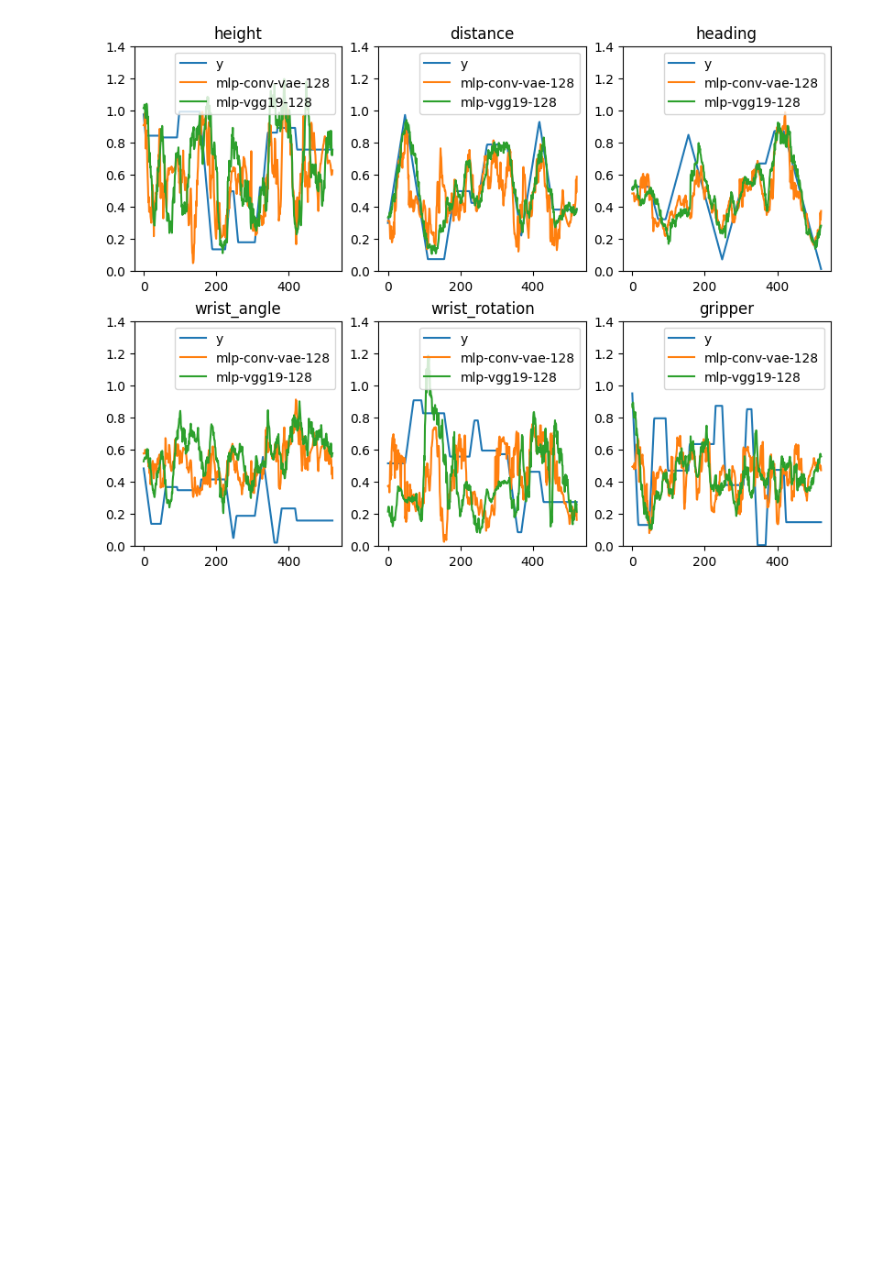
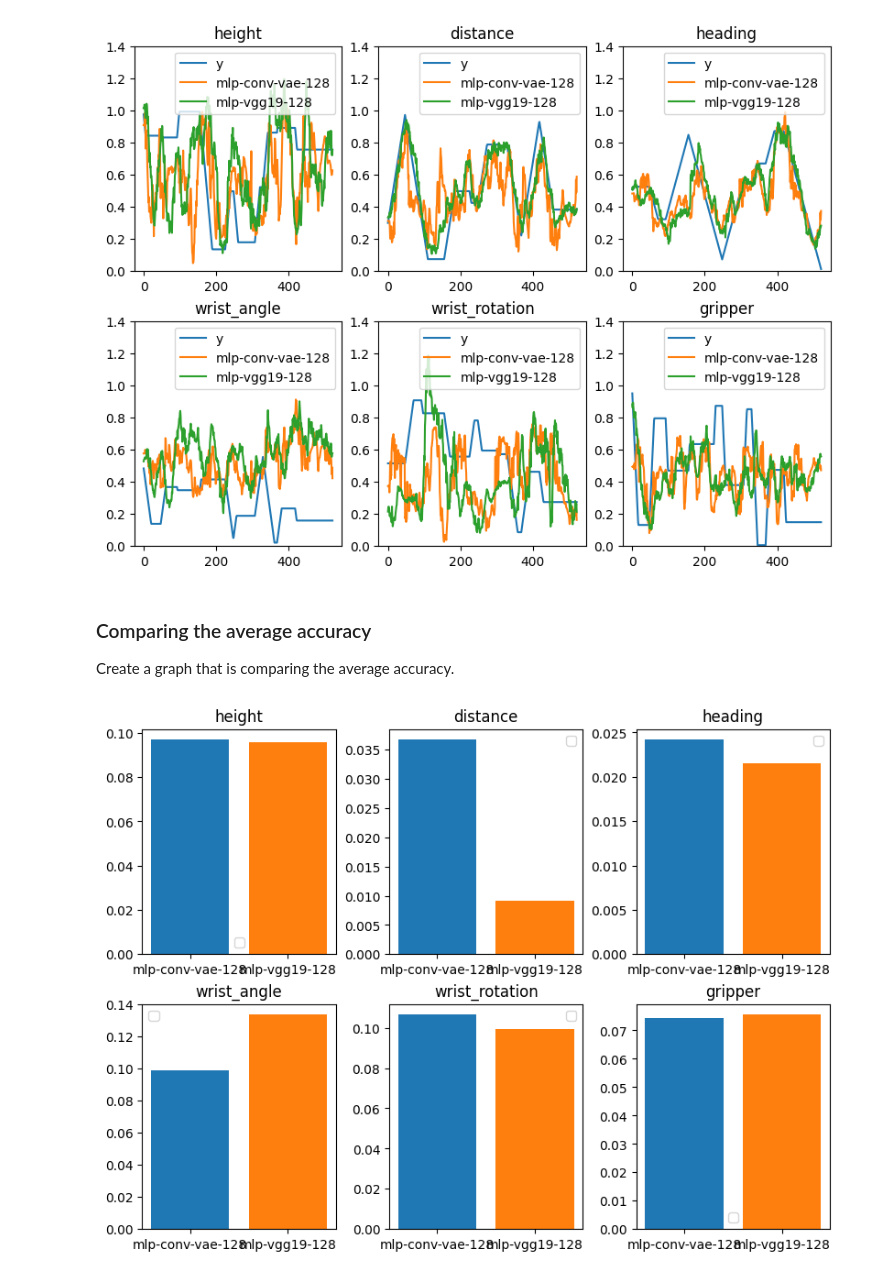
Before and after one commit to Sahara-Sheik/Robotic-Vision, a Jupyter notebook: src/visual_proprioception/Compare_VisualProprioception.ipynb, the cells around one changed output. Cells and saved outputs as stored; diff of their text form; code cells hidden in the pictures; blank space fills up the shorter version.

Commit message:
Implemented graph for comparing proprioception error

```diff
--- a/src/visual_proprioception/Compare_VisualProprioception.ipynb
+++ b/src/visual_proprioception/Compare_VisualProprioception.ipynb
@@ -143,3 +143,25 @@ graphfilename = pathlib.Path(leadexp["data_dir"], "comparison.pdf")
 plt.savefig(graphfilename)
 # %% [output]
 [figure]
+# %% [markdown]
+### Comparing the average accuracy
+Create a graph that is comparing the average accuracy.
+# %%
+fig, axs = plt.subplots(2,3, constrained_layout=True, figsize=(8, 6))
+
+for i in range(Config()["robot"]["action_space_size"]):
+    ax = axs[i//3, i%3]
+    # ax.set_ylim(0, 1.4)
+    # ax.plot(t, y[:,i], label="y")
+    for ypred, exp in zip(ypreds,exps):
+        ## FIXME: some kind of different plot
+        # error = avg(y[:,i], ypred[:,i])
+        error = np.mean((y[:,i]- ypred[:,i]) ** 2)
+        ax.bar(exp["name"], error)
+    ax.legend()
+    ax.set_title(titles[i])
+
+graphfilename = pathlib.Path(leadexp["data_dir"], "msecomparison.pdf")
+plt.savefig(graphfilename)
+# %% [output]
+[figure, added]
```
Also changed, not shown: parts of 1 cell of this notebook, 1 other file.
